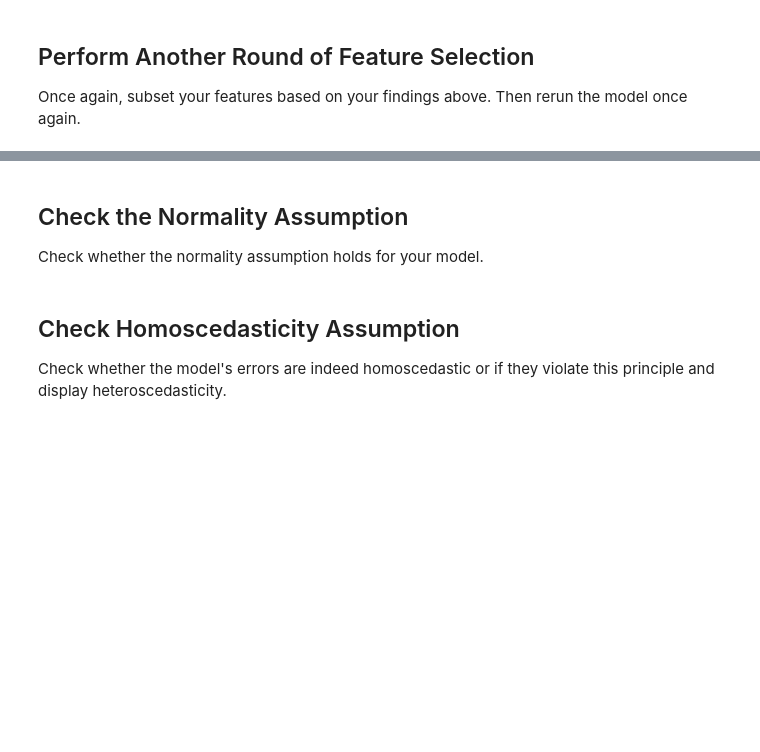
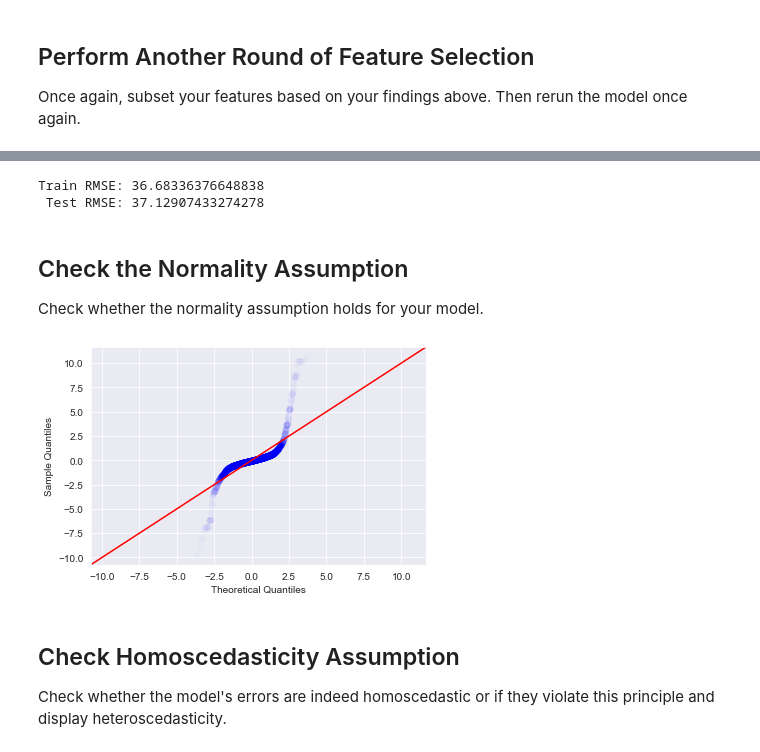
Before and after one commit to Stenke/Multiple-Regression-Aggression, a Jupyter notebook: Leggo_Model.ipynb, the cells around one changed output, grey strips where cells are left out. Saved outputs shown, nothing was run; the diff lists cells and outputs as text; code cells hidden in the pictures; blank space fills up the shorter version.

```diff
--- a/Leggo_Model.ipynb
+++ b/Leggo_Model.ipynb
@@ -152,2 +279,8 @@ Once again, subset your features based on your findings above. Then rerun the mo
 # %%
 # Your code here - Refit model with subset features
+x3_cols = dfm.columns
+
+predictors = '+'.join(x3_cols)
+formula = outcome + '~' + predictors
+model3 = ols(formula=formula, data=train).fit()
+model3.summary()
@@ -153,0 +322,16 @@ Once again, subset your features based on your findings above. Then rerun the mo
+# %%
+# remove new high pvalues
+while True:
+
+    pv = pd.DataFrame(model3.pvalues)
+    pv = pv.drop('Intercept').reset_index().rename(columns=
+                                                {0:'p_value', 'index': 'cols'})
+    x3_cols = list(pv[pv.p_value <= 0.05].cols)
+    if len(x3_cols) == len(pv):
+        break
+    # Your code here - Refit the model
+    predictors = '+'.join(x3_cols)
+    formula = outcome + '~' + predictors
+    model3 = ols(formula=formula, data=train).fit()
+
+model3.summary()
@@ -153,0 +371,10 @@ Once again, subset your features based on your findings above. Then rerun the mo
+# %%
+dfp2 = dfm[x3_cols]
+dfp2
+#recheck for multicollinearity, if I thought there would be many more checks I'd
+#... add this to the while loop
+corr = dfp2.corr().abs().stack().reset_index().sort_values(0, ascending = False)
+corr['pairs'] = list(zip(corr.level_0, corr.level_1))
+corr = corr.set_index('pairs').drop(['level_0', 'level_1'], axis=1)
+corr.columns = ['cc']
+corr[(corr.cc > 0.70) & (corr.cc < 1)].drop_duplicates()
@@ -153,0 +385,8 @@ Once again, subset your features based on your findings above. Then rerun the mo
+# %%
+dfm2 = dfp2.drop('ages_8plus', axis=1)
+x4_cols = dfm2.columns
+
+predictors = '+'.join(x4_cols)
+formula = outcome + '~' + predictors
+model4 = ols(formula=formula, data=train).fit()
+model4.summary()
@@ -154,9 +426,24 @@ Once again, subset your features based on your findings above. Then rerun the mo
+# %%
+y_hat_train = model4.predict(train)
+rmse_train = mse(train.list_price, y_hat_train)**0.5
+y_hat_test = model4.predict(test)
+rmse_test = mse(test.list_price, y_hat_test)**0.5
+print(f'Train RMSE: {rmse_train} \n Test RMSE: {rmse_test}')
+# %% [output]
+Train RMSE: 36.68336376648838
+ Test RMSE: 37.12907433274278
 # %% [markdown]
 ## Check the Normality Assumption
 
 Check whether the normality assumption holds for your model.
 # %%
 # Your code here - Check that the residuals are normally distributed
+#qqplot
+fig = sm.graphics.qqplot(model4.resid, dist=stats.norm, line='45', fit=True,
+                         alpha=0.01)
+#Suffering from outliers
+# %% [output]
+[figure, added]
 # %% [markdown]
 ## Check Homoscedasticity Assumption
 
```
Also changed, not shown: parts of 18 cells of this notebook.
